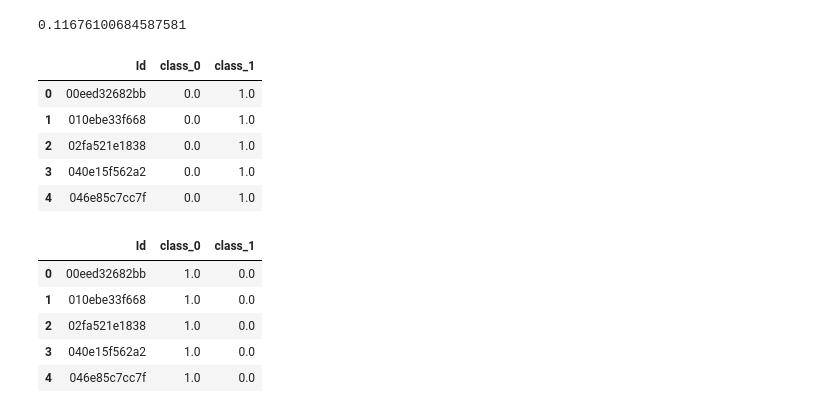
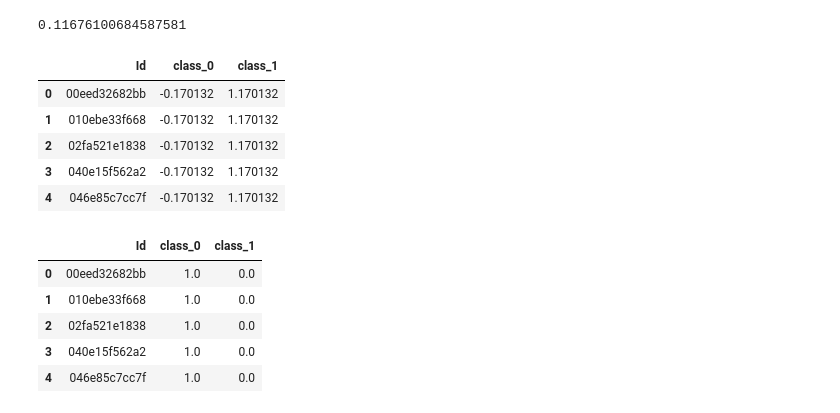
Before and after one commit to andiva/tmpnn, a Jupyter notebook: demo/ICR/ICR_tmpnn.ipynb, the cells around one changed output. Cells and saved outputs as stored; diff of their text form; code cells hidden in the pictures.

```diff
--- a/demo/ICR/ICR_tmpnn.ipynb
+++ b/demo/ICR/ICR_tmpnn.ipynb
@@ -240,19 +253,19 @@ X_test['EJ'] = le.transform(X_test['EJ'])-0.5
 X_test = mms.transform(pt.transform(X_test))
 submit = test[['Id']].copy()
 # %%
-pred = tm_map(np.clip(X_test[:,f],-1, 1), W)
-submit["class_0"] = np.clip( pred[:,0]/pred.sum(axis=1) ,0,1)
-submit["class_1"] = np.clip( pred[:,1]/pred.sum(axis=1) ,0,1)
+pred = tm_map(np.clip(X_test[:,f], -1, 1), W)
+submit["class_0"] = pred[:,0]/pred.sum(1)
+submit["class_1"] = pred[:,1]/pred.sum(1)
 submit=submit.fillna(0.5)
 # submit.to_csv('/kaggle/working/submission.csv',index=False)
 submit
 # %% [output]
 |  | Id | class_0 | class_1 |
-| 0 | 00eed32682bb | 0.0 | 1.0 |
-| 1 | 010ebe33f668 | 0.0 | 1.0 |
-| 2 | 02fa521e1838 | 0.0 | 1.0 |
-| 3 | 040e15f562a2 | 0.0 | 1.0 |
-| 4 | 046e85c7cc7f | 0.0 | 1.0 |
+| 0 | 00eed32682bb | -0.170132 | 1.170132 |
+| 1 | 010ebe33f668 | -0.170132 | 1.170132 |
+| 2 | 02fa521e1838 | -0.170132 | 1.170132 |
+| 3 | 040e15f562a2 | -0.170132 | 1.170132 |
+| 4 | 046e85c7cc7f | -0.170132 | 1.170132 |
 # %%
 pred = np.clip( tm_map(np.clip(X_test[:,f],-1, 1), W) ,0,1)
 submit["class_0"] = pred[:,0]/pred.sum(axis=1)
```
Also changed, not shown: parts of 12 cells of this notebook, 4 other files.
